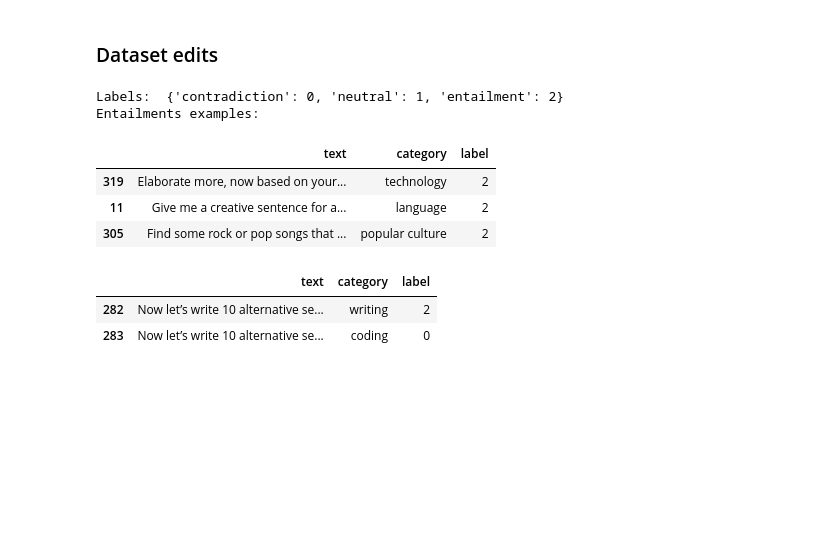
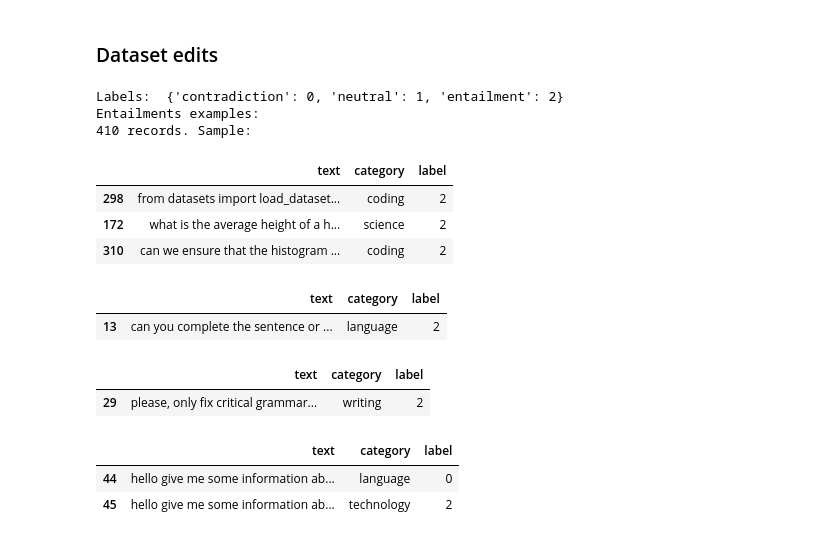
Before and after one commit to reddgr/zero-shot-text-classification, a Jupyter notebook: 02-zero-shot-prompt-classifier-tests.ipynb, the cells around one changed output. Cells and saved outputs as stored; diff of their text form; code cells hidden in the pictures; blank space fills up the shorter version.

Commit message:
dataset adjustments

```diff
--- a/02-zero-shot-prompt-classifier-tests.ipynb
+++ b/02-zero-shot-prompt-classifier-tests.ipynb
@@ -409,11 +409,25 @@ test_dataset = test_dataset_dict["test"]  # Access the "test" split
 test_dataset_df = test_dataset_dict["test"].to_pandas()
 print("Labels: ",test_dataset_dict["test"].features["label"]._str2int)
 print("Entailments examples:")
+print(f"{len(test_dataset_df)} records. Sample:")
 display(test_dataset_df[test_dataset_df['label']==2].sample(3))
 # %% [output]
 Labels:  {'contradiction': 0, 'neutral': 1, 'entailment': 2}
 Entailments examples:
+410 records. Sample:
 |  | text | category | label |
-| 319 | Elaborate more, now based on your... | technology | 2 |
-| 11 | Give me a creative sentence for a... | language | 2 |
-| 305 | Find some rock or pop songs that ... | popular culture | 2 |
+| 298 | from datasets import load_dataset... | coding | 2 |
+| 172 | what is the average height of a h... | science | 2 |
+| 310 | can we ensure that the histogram ... | coding | 2 |
+# %%
+text = "complete the sentence or make it more impactful without making it too long"
+test_dataset_df[test_dataset_df['text'].str.contains(text)]
+# %% [output]
+|  | text | category | label |
+| 13 | can you complete the sentence or ... | language | 2 |
+# %%
+text ="please, only fix critical grammar issues in the text"
+test_dataset_df[test_dataset_df['text'].str.contains(text)]
+# %% [output]
+|  | text | category | label |
+| 29 | please, only fix critical grammar... | writing | 2 |
@@ -420,8 +438,8 @@ Entailments examples:
 # %%
-text = "write 10 alternative sentences to this"
+text = "give me some information about large language models"
 test_dataset_df[test_dataset_df['text'].str.contains(text)]
 # %% [output]
 |  | text | category | label |
-| 282 | Now let’s write 10 alternative se... | writing | 2 |
-| 283 | Now let’s write 10 alternative se... | coding | 0 |
+| 44 | hello give me some information ab... | language | 0 |
+| 45 | hello give me some information ab... | technology | 2 |
 # %%
```
Also changed, not shown: parts of 6 cells of this notebook, 1 other file.
